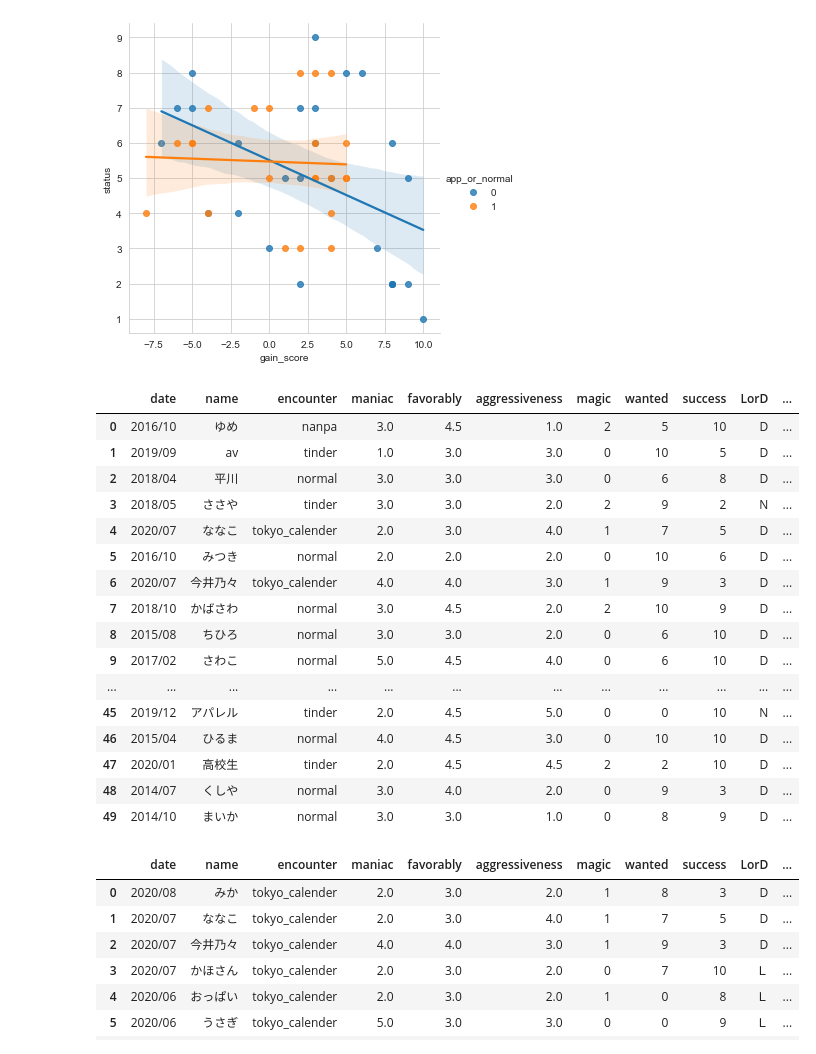
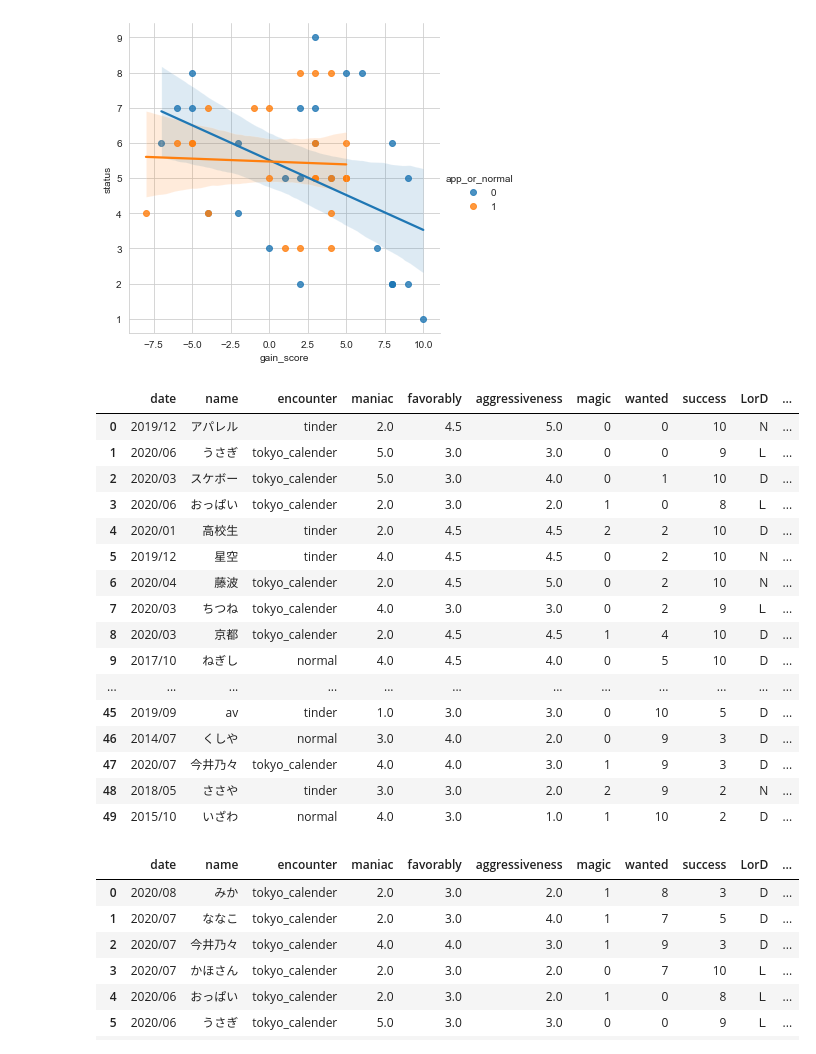
Before and after one commit to fujispooo/datascience, a Jupyter notebook: my_love_ex.ipynb, the cells around one changed output. Drawn from its saved outputs; the diff is of its cells as text; code cells hidden in the pictures.

```diff
--- a/my_love_ex.ipynb
+++ b/my_love_ex.ipynb
@@ -111,25 +111,25 @@ sns.lmplot(data=girls_frame,
 <seaborn.axisgrid.FacetGrid at 0x...>
 [figure]
 # %%
-girls_frame.sort_values('head_and_body',ascending=False).reset_index().drop(['id','index'],1)
+girls_frame.sort_values('gain_score',ascending=False).reset_index().drop(['id','index'],1)
 # %% [output]
 |  | date | name | encounter | maniac | favorably | aggressiveness | magic | wanted | success | LorD | ... |
-| 0 | 2016/10 | ゆめ | nanpa | 3.0 | 4.5 | 1.0 | 2 | 5 | 10 | D | ... |
-| 1 | 2019/09 | av | tinder | 1.0 | 3.0 | 3.0 | 0 | 10 | 5 | D | ... |
-| 2 | 2018/04 | 平川 | normal | 3.0 | 3.0 | 3.0 | 0 | 6 | 8 | D | ... |
-| 3 | 2018/05 | ささや | tinder | 3.0 | 3.0 | 2.0 | 2 | 9 | 2 | N | ... |
-| 4 | 2020/07 | ななこ | tokyo_calender | 2.0 | 3.0 | 4.0 | 1 | 7 | 5 | D | ... |
-| 5 | 2016/10 | みつき | normal | 2.0 | 2.0 | 2.0 | 0 | 10 | 6 | D | ... |
-| 6 | 2020/07 | 今井乃々 | tokyo_calender | 4.0 | 4.0 | 3.0 | 1 | 9 | 3 | D | ... |
-| 7 | 2018/10 | かばさわ | normal | 3.0 | 4.5 | 2.0 | 2 | 10 | 9 | D | ... |
-| 8 | 2015/08 | ちひろ | normal | 3.0 | 3.0 | 2.0 | 0 | 6 | 10 | D | ... |
-| 9 | 2017/02 | さわこ | normal | 5.0 | 4.5 | 4.0 | 0 | 6 | 10 | D | ... |
+| 0 | 2019/12 | アパレル | tinder | 2.0 | 4.5 | 5.0 | 0 | 0 | 10 | N | ... |
+| 1 | 2020/06 | うさぎ | tokyo_calender | 5.0 | 3.0 | 3.0 | 0 | 0 | 9 | Ｌ | ... |
+| 2 | 2020/03 | スケボー | tokyo_calender | 5.0 | 3.0 | 4.0 | 0 | 1 | 10 | D | ... |
+| 3 | 2020/06 | おっぱい | tokyo_calender | 2.0 | 3.0 | 2.0 | 1 | 0 | 8 | Ｌ | ... |
+| 4 | 2020/01 | 高校生 | tinder | 2.0 | 4.5 | 4.5 | 2 | 2 | 10 | D | ... |
+| 5 | 2019/12 | 星空 | tinder | 4.0 | 4.5 | 4.5 | 0 | 2 | 10 | N | ... |
+| 6 | 2020/04 | 藤波 | tokyo_calender | 2.0 | 4.5 | 5.0 | 0 | 2 | 10 | N | ... |
+| 7 | 2020/03 | ちつね | tokyo_calender | 4.0 | 3.0 | 3.0 | 0 | 2 | 9 | Ｌ | ... |
+| 8 | 2020/03 | 京都 | tokyo_calender | 2.0 | 4.5 | 4.5 | 1 | 4 | 10 | D | ... |
+| 9 | 2017/10 | ねぎし | normal | 4.0 | 4.5 | 4.0 | 0 | 5 | 10 | D | ... |
 | ... | ... | ... | ... | ... | ... | ... | ... | ... | ... | ... | ... |
-| 45 | 2019/12 | アパレル | tinder | 2.0 | 4.5 | 5.0 | 0 | 0 | 10 | N | ... |
-| 46 | 2015/04 | ひるま | normal | 4.0 | 4.5 | 3.0 | 0 | 10 | 10 | D | ... |
-| 47 | 2020/01 | 高校生 | tinder | 2.0 | 4.5 | 4.5 | 2 | 2 | 10 | D | ... |
-| 48 | 2014/07 | くしや | normal | 3.0 | 4.0 | 2.0 | 0 | 9 | 3 | D | ... |
-| 49 | 2014/10 | まいか | normal | 3.0 | 3.0 | 1.0 | 0 | 8 | 9 | D | ... |
+| 45 | 2019/09 | av | tinder | 1.0 | 3.0 | 3.0 | 0 | 10 | 5 | D | ... |
+| 46 | 2014/07 | くしや | normal | 3.0 | 4.0 | 2.0 | 0 | 9 | 3 | D | ... |
+| 47 | 2020/07 | 今井乃々 | tokyo_calender | 4.0 | 4.0 | 3.0 | 1 | 9 | 3 | D | ... |
+| 48 | 2018/05 | ささや | tinder | 3.0 | 3.0 | 2.0 | 2 | 9 | 2 | N | ... |
+| 49 | 2015/10 | いざわ | normal | 4.0 | 3.0 | 1.0 | 1 | 10 | 2 | D | ... |
 # %%
 time_df = girls_frame.sort_values('date',ascending=False).reset_index()
 time_df = time_df.drop(['id','index'],1)
```
Also changed, not shown: parts of 4 cells of this notebook, 2 other files.
